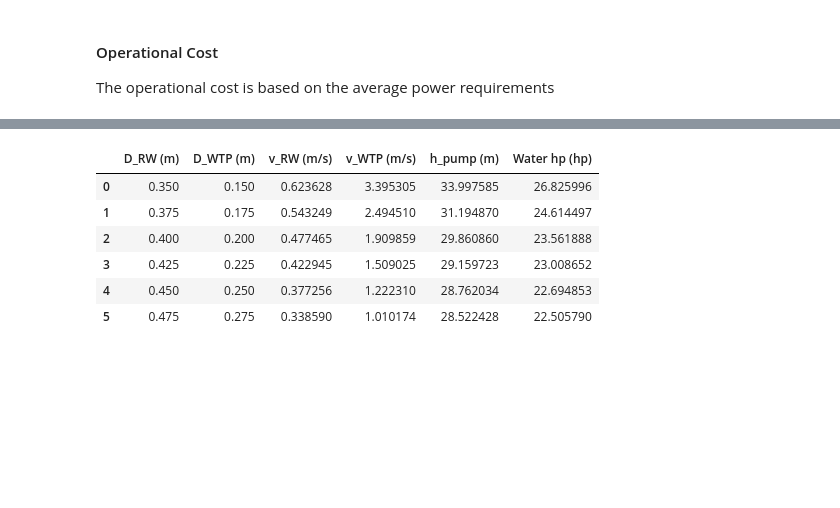
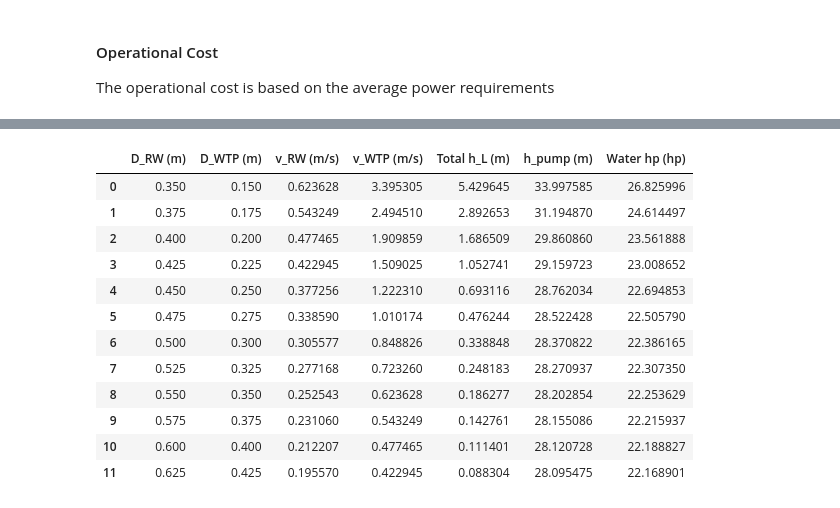
Before and after one commit to E-Lombo/fluids-project, a Jupyter notebook: Task-3.ipynb, the cells around one changed output, grey strips where cells are left out. Saved outputs shown, nothing was run; the diff lists cells and outputs as text; code cells hidden in the pictures; blank space fills up the shorter version.

```diff
--- a/Task-3.ipynb
+++ b/Task-3.ipynb
@@ -146,7 +146,7 @@ pipeline
 | 12 | 55 | 651 | 3.42 | HDPE | 0.000002 | WTP | ... |
 | 13 | 67 | 658 | 3.32 | HDPE | 0.000002 | WTP | ... |
 # %%
-n = 6
+n = 12
 average = pd.DataFrame({'D_RW (m)': (350 + np.arange(n)*25)/1000, 'D_WTP (m)': (150 + np.arange(n)*25)/1000})
 
 peak = average.copy()
@@ -418,13 +424,19 @@ peak[['D_RW (m)', 'D_WTP (m)', 'v_RW (m/s)', 'v_WTP (m/s)', 'h_pump (m)', 'Water
 # %%
-average[['D_RW (m)', 'D_WTP (m)', 'v_RW (m/s)', 'v_WTP (m/s)', 'h_pump (m)', 'Water hp (hp)']]
+average[['D_RW (m)', 'D_WTP (m)', 'v_RW (m/s)', 'v_WTP (m/s)', 'Total h_L (m)', 'h_pump (m)', 'Water hp (hp)']]
 # %% [output]
-|  | D_RW (m) | D_WTP (m) | v_RW (m/s) | v_WTP (m/s) | h_pump (m) | Water hp (hp) |
-| 0 | 0.350 | 0.150 | 0.623628 | 3.395305 | 33.997585 | 26.825996 |
-| 1 | 0.375 | 0.175 | 0.543249 | 2.494510 | 31.194870 | 24.614497 |
-| 2 | 0.400 | 0.200 | 0.477465 | 1.909859 | 29.860860 | 23.561888 |
-| 3 | 0.425 | 0.225 | 0.422945 | 1.509025 | 29.159723 | 23.008652 |
-| 4 | 0.450 | 0.250 | 0.377256 | 1.222310 | 28.762034 | 22.694853 |
-| 5 | 0.475 | 0.275 | 0.338590 | 1.010174 | 28.522428 | 22.505790 |
+|  | D_RW (m) | D_WTP (m) | v_RW (m/s) | v_WTP (m/s) | Total h_L (m) | h_pump (m) | Water hp (hp) |
+| 0 | 0.350 | 0.150 | 0.623628 | 3.395305 | 5.429645 | 33.997585 | 26.825996 |
+| 1 | 0.375 | 0.175 | 0.543249 | 2.494510 | 2.892653 | 31.194870 | 24.614497 |
+| 2 | 0.400 | 0.200 | 0.477465 | 1.909859 | 1.686509 | 29.860860 | 23.561888 |
+| 3 | 0.425 | 0.225 | 0.422945 | 1.509025 | 1.052741 | 29.159723 | 23.008652 |
+| 4 | 0.450 | 0.250 | 0.377256 | 1.222310 | 0.693116 | 28.762034 | 22.694853 |
+| 5 | 0.475 | 0.275 | 0.338590 | 1.010174 | 0.476244 | 28.522428 | 22.505790 |
+| 6 | 0.500 | 0.300 | 0.305577 | 0.848826 | 0.338848 | 28.370822 | 22.386165 |
+| 7 | 0.525 | 0.325 | 0.277168 | 0.723260 | 0.248183 | 28.270937 | 22.307350 |
+| 8 | 0.550 | 0.350 | 0.252543 | 0.623628 | 0.186277 | 28.202854 | 22.253629 |
+| 9 | 0.575 | 0.375 | 0.231060 | 0.543249 | 0.142761 | 28.155086 | 22.215937 |
+| 10 | 0.600 | 0.400 | 0.212207 | 0.477465 | 0.111401 | 28.120728 | 22.188827 |
+| 11 | 0.625 | 0.425 | 0.195570 | 0.422945 | 0.088304 | 28.095475 | 22.168901 |
 # %%
 cost
 # %% [output]
```
Also changed, not shown: parts of 4 cells of this notebook.
